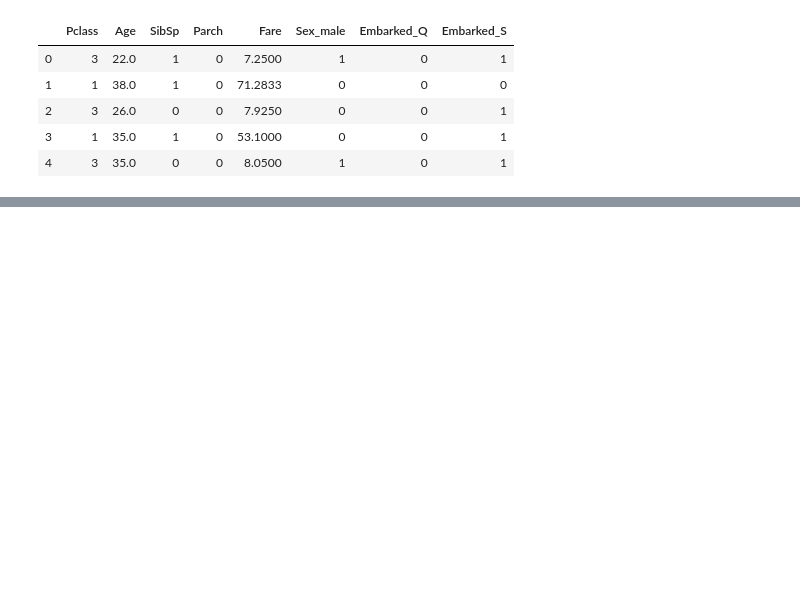
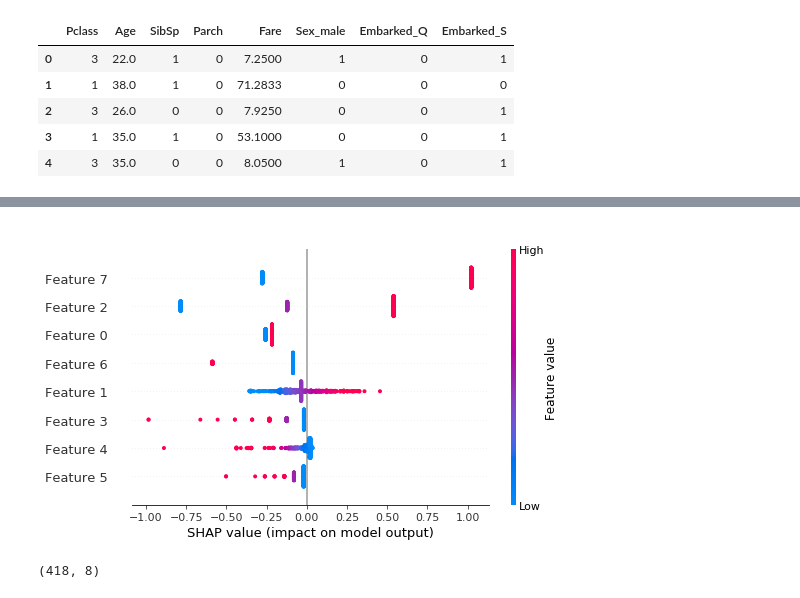
Before and after one commit to mf1611/scripts, a Jupyter notebook: ml_comparison/Titanic.ipynb, the cells around one changed output, grey strips where cells are left out. Cells and saved outputs as stored; diff of their text form; code cells hidden in the pictures; blank space fills up the shorter version.

```diff
--- a/ml_comparison/Titanic.ipynb
+++ b/ml_comparison/Titanic.ipynb
@@ -524,0 +710,4 @@ See the caveats in the documentation: http://pandas.pydata.org/pandas-docs/stabl
+# %%
+features_tmp = list(set(X_train.columns) & set(X_test.columns))
+X_train = X_train[features_tmp]
+X_test = X_test[features_tmp]
@@ -524,0 +806,4 @@ See the caveats in the documentation: http://pandas.pydata.org/pandas-docs/stabl
+# %%
+background = X_train[np.random.choice(X_train.shape[0], 100, replace=False)]
+explainer= shap.DeepExplainer(dl, background)
+shap_values = explainer.shap_values(X_test)
@@ -524,0 +850,8 @@ See the caveats in the documentation: http://pandas.pydata.org/pandas-docs/stabl
+# %%
+shap.summary_plot(shap_values[0], X_test)
+# %% [output]
+[figure, added]
+# %%
+shap_values[1].shape
+# %% [output]
+(418, 8)
```
Also changed, not shown: parts of 56 cells of this notebook.
